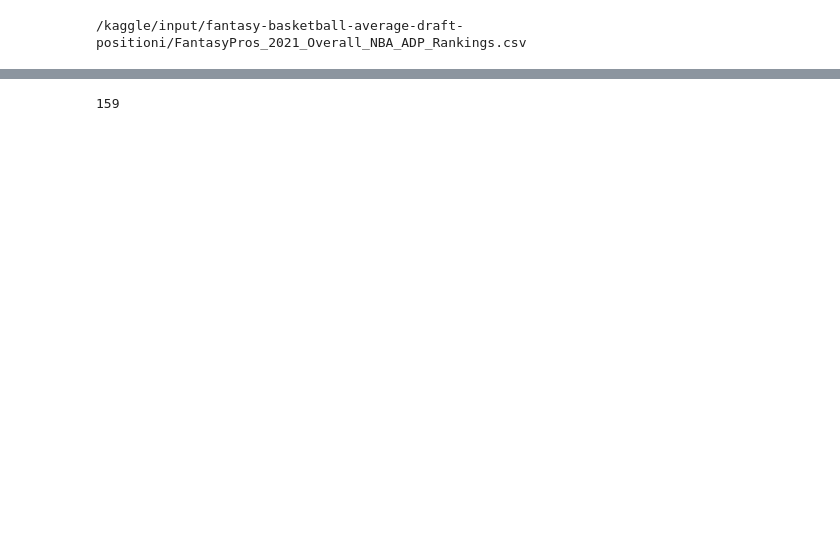
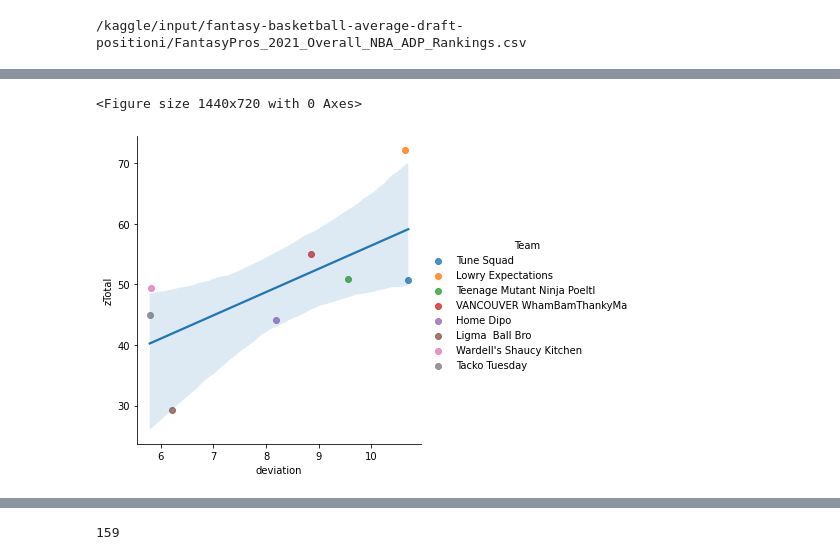
Before and after one commit to ZenHWu/Fantasy-Basketball-Attribute-Analyzer, a Jupyter notebook: FantasyBasketballAnalyzer.ipynb, the cells around one changed output, grey strips where cells are left out. Drawn from its saved outputs; the diff is of its cells as text; code cells hidden in the pictures; blank space fills up the shorter version.

Commit message:
Kaggle Notebook | Fantasy Basketball Attribute Analyzer | Version 3

```diff
--- a/FantasyBasketballAnalyzer.ipynb
+++ b/FantasyBasketballAnalyzer.ipynb
@@ -104,13 +72,0 @@ League(155022057, 2022)
-# %%
-lineup1 = []
-teams1 = []
-box = league.box_scores(1)
-listteams = box
-for x in range(len(listteams)):
-    lineup1.append(box[x].home_lineup)
-    lineup1.append(box[x].away_lineup)
-    teams1.append(box[x].home_team)
-    teams1.append(box[x].away_team)
-
-cleanteamlist = [str(x).replace('Team(', '') for x in teams1]
-cleanteamlist = [str(x).replace(')', '') for x in cleanteamlist]
@@ -348,0 +355,7 @@ rankings.head(9)
+# %%
+#'Robert Williams III' needs to be changed as he occurs as 'Robert Williams' on the other DataFrame
+team_roster = team_roster.replace('Robert Williams III', 'Robert Williams')
+
+#merge team_roster and fantasy_stats
+fantasy_stats = team_roster.merge(top400z,how = 'left', on = 'Player')
+fantasy_stats.head(10)
@@ -348,0 +405,17 @@ rankings.head(9)
+# %%
+#drop zTotal column so that it is not factored into the deviation
+cat9 = ['FG%','FT%','3P','PTS','TRB','AST','STL','BLK','TOV']
+variation = zteam.drop('zTotal', axis = 1)
+
+#calculate standard deviation
+variation['deviation'] = variation.std(axis = 1)
+
+#re-add ztotal to DataFrame
+variation['zTotal'] = zteam['zTotal']
+
+#Rank zscore to be compared with the ranking of deviation
+variation['rankingZ'] = variation['zTotal'].rank(ascending = True)
+variation['rankingD'] = variation['deviation'].rank(ascending = True)
+variation = variation.sort_values('deviation', ascending = False)
+
+variation.head(9)
@@ -348,0 +432,9 @@ rankings.head(9)
+# %%
+plt.figure(figsize = (20,10))
+#create scatter plot
+graph = sns.lmplot(data = variation, x = 'deviation', y = 'zTotal', hue = 'Team')
+#create line of best fit
+ax = sns.regplot(data = variation, x = 'deviation', y = 'zTotal', scatter=False, ax=graph.axes[0, 0])
+# %% [output]
+<Figure size 1440x720 with 0 Axes>
+[figure, added]
```
Also changed, not shown: parts of 59 cells of this notebook.
